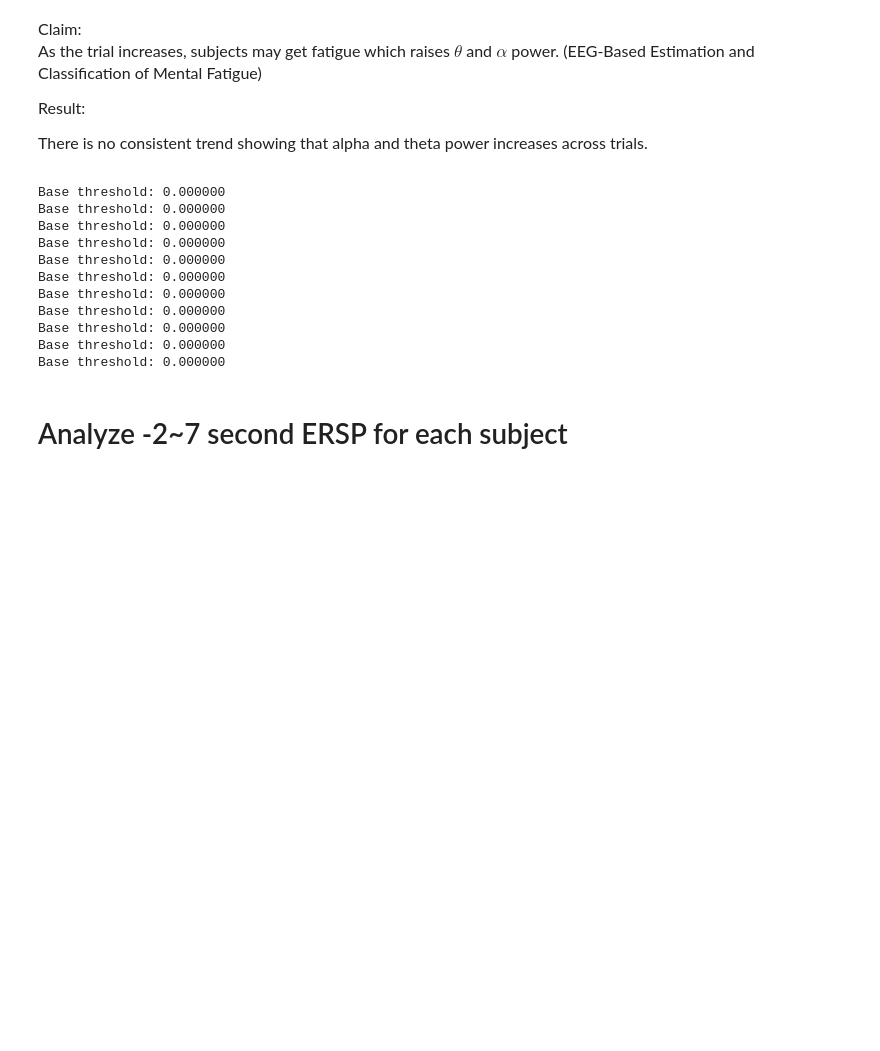
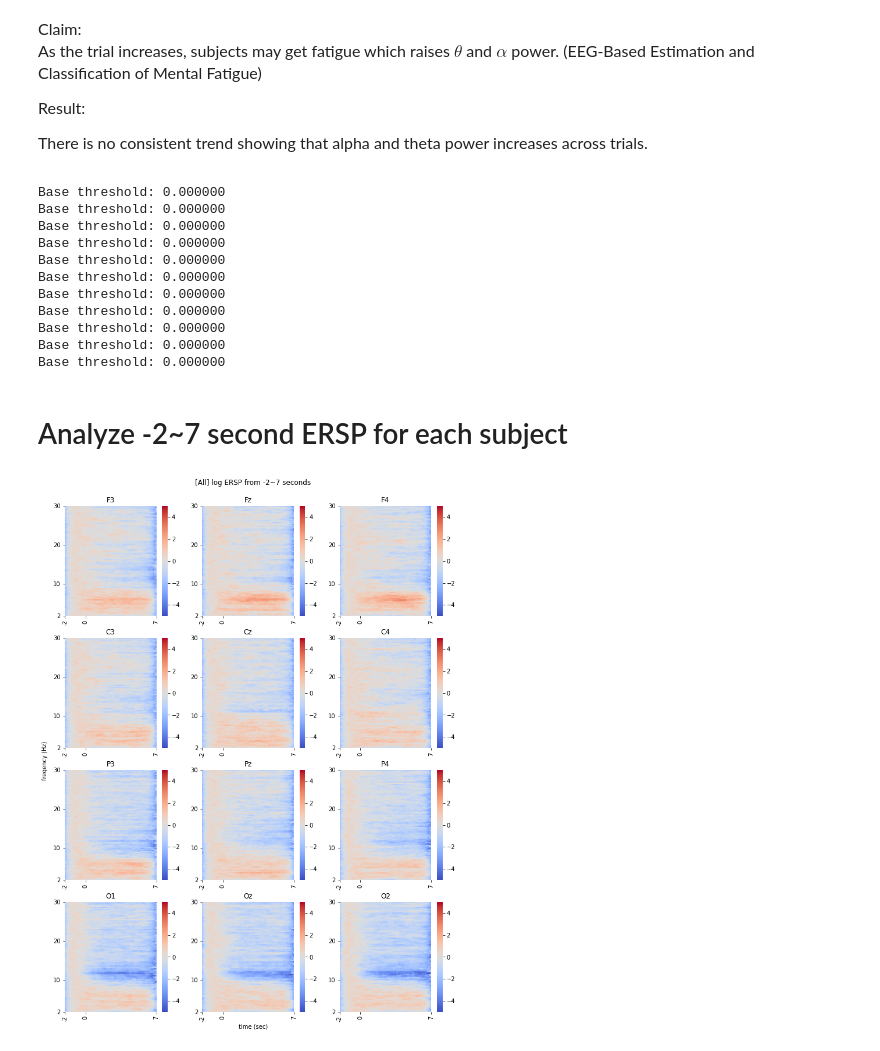
Before and after one commit to hundredball/Math24, a Jupyter notebook: Analyze_data.ipynb, the cells around one changed output. Saved outputs shown, nothing was run; the diff lists cells and outputs as text; code cells hidden in the pictures; blank space fills up the shorter version.

Commit message:
Add bootstrap and plot similar results as Ginnys

```diff
--- a/Analyze_data.ipynb
+++ b/Analyze_data.ipynb
@@ -1034,7 +1036,7 @@ data_names = [x[0:6] for x in df_names.values.flatten()]
 channel_order = np.array(['F3','Fz','F4', 'C3','Cz','C4', 'P3','Pz','P4', 'O1','Oz','O2'])
 
 fs = 256
-t = np.linspace(-2,7,200)    # Reference time for time warping
+t_stft = np.linspace(0,9,200) # Reference time points for output of stft
 num_trial = 0
 SL_all = []
 signal_all = []
@@ -1056,7 +1058,7 @@ for i_file, fileName in enumerate(data_names):
     data = data.reshape((len(data),-1))
 
     # Extract -2~end sec data and solution latency
-    sol_data, SL_i = extract_fixAndTrial(data, events)
+    sol_data, SL_i = extract_fixAndTrial(data, events, rm_baseline=True)
     SL_all.append(SL_i)
     signal_all.extend(sol_data)
 
@@ -1065,15 +1067,16 @@ for i_file, fileName in enumerate(data_names):
     for i_data in range(len(sol_data)):
         sol_data_i = sol_data[i_data][np.newaxis,:,:]
         #noverlap = nperseg - (sol_data_i.shape[-1]//200)
-        noverlap = 1024-20
+        noverlap = nperseg-20
         f, t_i, ERSP = bandpower.STFT(sol_data_i, SL_i, np.zeros(len(sol_data_i))+i_file,
                                     np.zeros(len(sol_data_i)), 2, 30, nperseg=nperseg, noverlap=noverlap)
         '''
         print('SL: %.1f, noverlap: %d, len(f): %d, len(t): %d, max(t): %.2f'%(SL_i[i_data],
                                                                               noverlap, len(f),len(t_i),max(t_i)))
         '''
+
         # Linear time warping
-        M = time_warp_matrix(t_i, t)
+        M = time_warp_matrix(t_i, t_stft)
         ERSP = ERSP@M.T
 
         # Transform to dB
@@ -1089,5 +1092,10 @@ for i_file, fileName in enumerate(data_names):
         else:
             ERSP_i = np.concatenate((ERSP_i,ERSP), axis=0)
 
+    # Produce baseline-normalized ERSP
+    ERSP_mean_time = np.mean(ERSP_i[:,:,:,np.where(t_stft<2)[0]], axis=3)    # Average across time
+    baseline_mean = np.mean(ERSP_mean_time, axis=0)                          # Average across trials
+    ERSP_i = ERSP_i - baseline_mean[np.newaxis,:,:,np.newaxis]
+
     ERSP_all.append(ERSP_i.copy())
     num_trial += len(SL_i)
@@ -1094,38 +1145,31 @@ for i_file, fileName in enumerate(data_names):
 # %%
-t = np.linspace(0,9,200)    # Move time from -2~7 to 0~9
+# Wrap up ERSP for all
+ERSP = np.array(ERSP_all_mean)
+#max_values = np.array([np.max(ERSP[i]) for i in range(len(ERSP))]).reshape((-1,1,1,1))
+#ERSP = ERSP / max_values * 5    # Normalize across subjects
+ERSP = np.mean(ERSP, axis=0)
 
-# Plot ERSP heatmap for each subject
-for i_sub in range(11):
+# Plot ERSP heatmap for all
+fig, axs = plt.subplots(4,3, figsize=(12,16))
 
-    # Subtract baseline (fixation)
-    ERSP = ERSP_all[i_sub].copy()
-    for i_data in range(len(ERSP)):
-        ERSP_i_data = ERSP[i_data,:]
-        baseline = np.mean(ERSP_i_data[:,:,np.where(t<2)[0]], axis=2)    # Average across time
-        ERSP[i_data,:] = ERSP[i_data,:] - baseline[:,:,np.newaxis]
-    ERSP_all[i_sub] = ERSP.copy()
+for i_channel in range(12):
 
-    ERSP = np.mean(ERSP, axis=0)    # Average across trials
+    row = i_channel//3
+    col = i_channel%3
 
-    fig, axs = plt.subplots(4,3, figsize=(12,16))
+    df = pd.DataFrame(data=ERSP[i_channel,:,:],
+                      index=np.linspace(2,30,len(f)), columns=np.linspace(-2,7,len(t_stft)))
+    sns.heatmap(df, vmin=-5, vmax=5, cmap="coolwarm", ax=axs[row,col])
+    axs[row,col].invert_yaxis()
+    axs[row,col].set_xticks([0,np.where(t_stft>2)[0][0],len(t_stft)])
+    axs[row,col].set_xticklabels([-2,0,7])
+    axs[row,col].set_yticks([0,np.where(f>10)[0][0],np.where(f>20)[0][0],len(f)])
+    axs[row,col].set_yticklabels([2,10,20,30])
+    axs[row,col].set_title(channel_order[i_channel])
 
-    for i_channel in range(12):
-
-        row = i_channel//3
-        col = i_channel%3
-
-        df = pd.DataFrame(data=ERSP[i_channel,:,:],
-                          index=np.linspace(2,30,len(f)), columns=np.linspace(-2,7,len(t)))
-        sns.heatmap(df, cmap="coolwarm", ax=axs[row,col])
-        axs[row,col].invert_yaxis()
-        axs[row,col].set_xticks([0,np.where(t>2)[0][0],len(t)])
-        axs[row,col].set_xticklabels([-2,0,7])
-        axs[row,col].set_yticks([0,len(f)])
-        axs[row,col].set_yticklabels([2,30])
-        axs[row,col].set_title(channel_order[i_channel])
-
-    fig.text(0.5, 0.1, 'time (sec)', ha='center')
-    fig.text(0.08, 0.5, 'freqency (Hz)', va='center', rotation='vertical')
-    fig.suptitle('[Sub %d] log ERSP from -2~7 seconds'%(i_sub), y=0.92)
-    fig.savefig('./results/Analyze_ERSP_beforeAfterOnset/ERSP_sub%d_TW.png'%(i_sub))
-    plt.close()
+fig.text(0.5, 0.1, 'time (sec)', ha='center')
+fig.text(0.08, 0.5, 'freqency (Hz)', va='center', rotation='vertical')
+fig.suptitle('[All] log ERSP from -2~7 seconds', y=0.92)
+fig.savefig('./results/Analyze_ERSP_beforeAfterOnset/ERSP_all_normalize_TW_rmBaseline_bootstrap.png')
+# %% [output]
+[figure, added]
```
Also changed, not shown: parts of 4 cells of this notebook.
